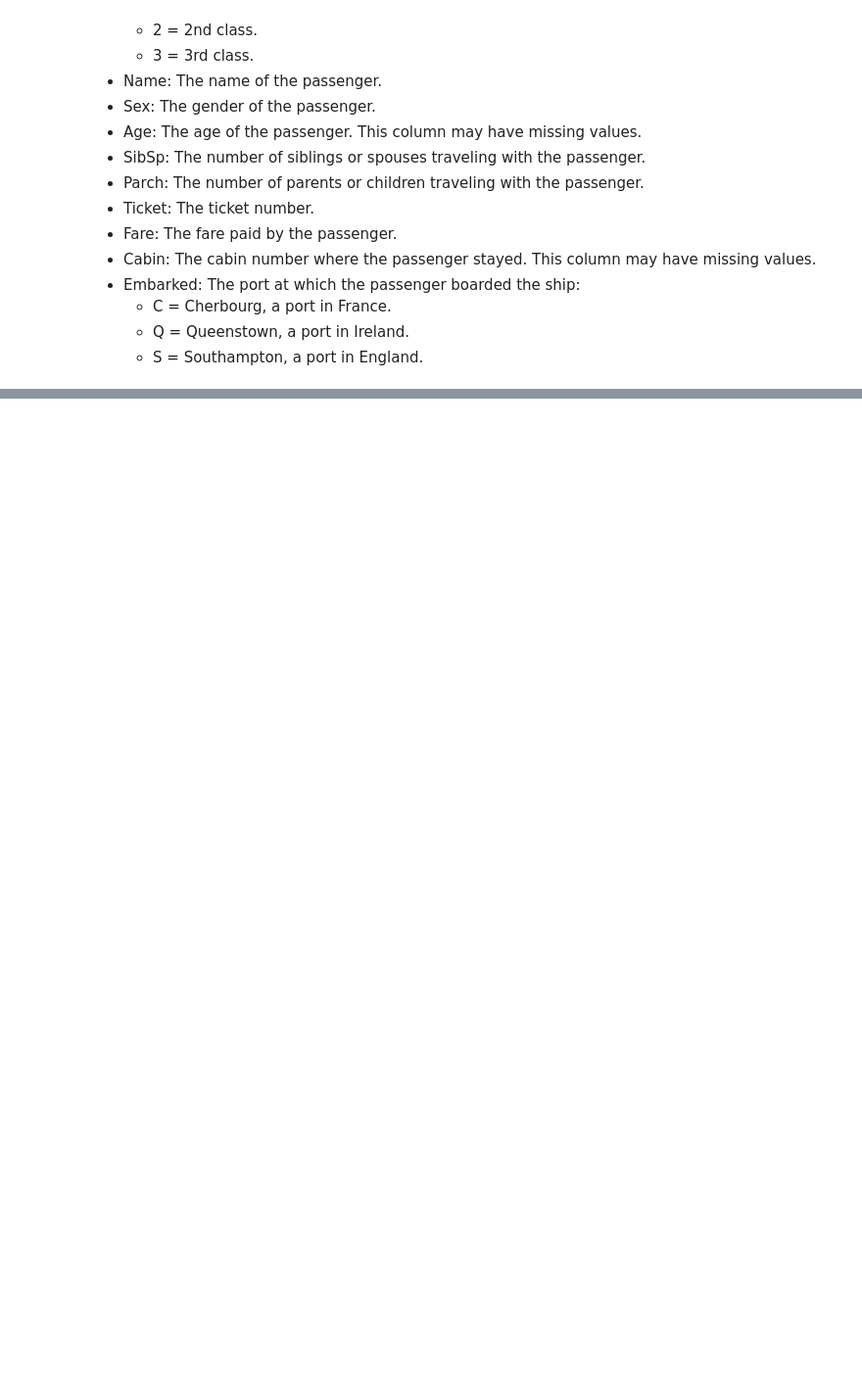
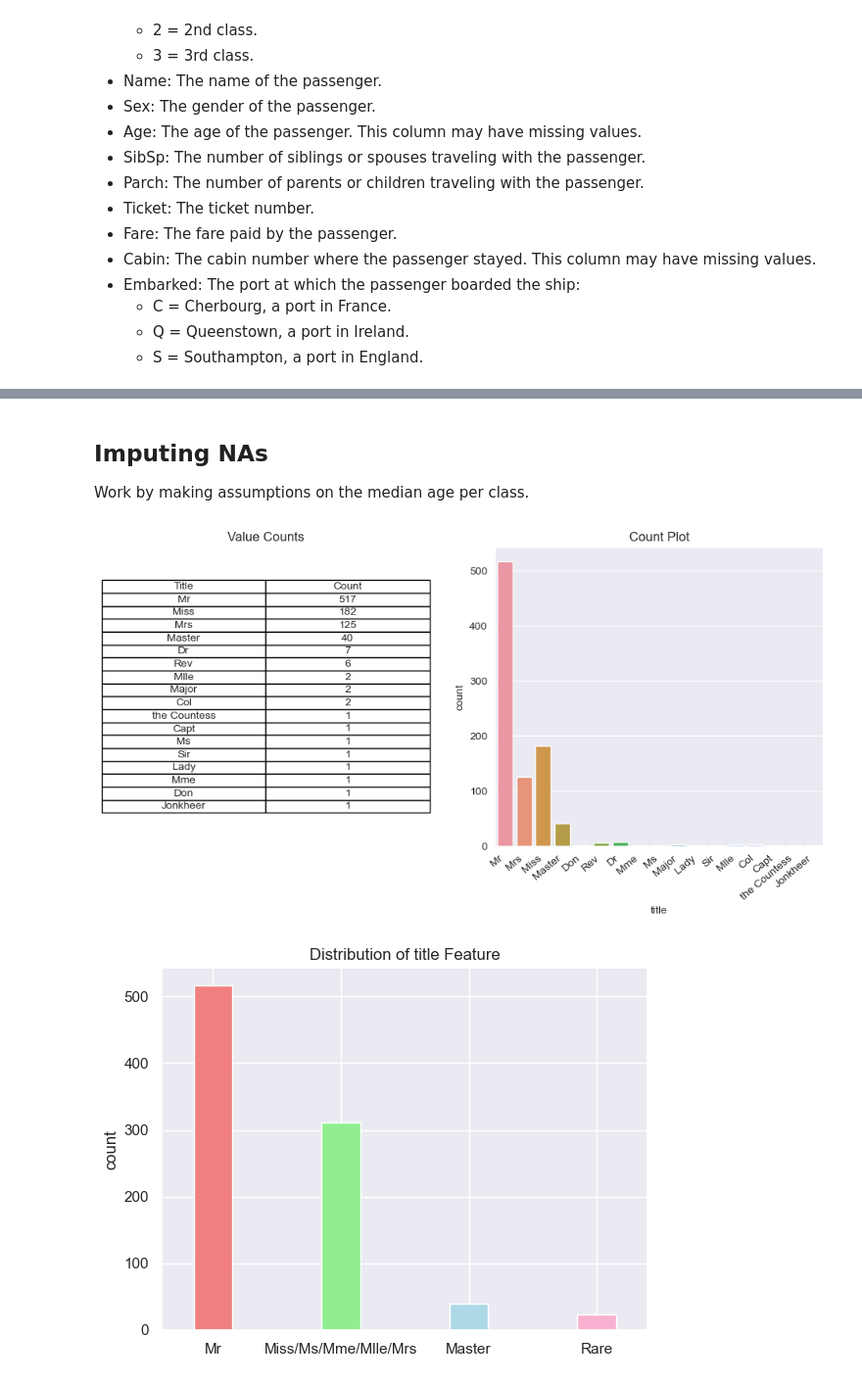
Before and after one commit to GiuliaSolinas/TitanicKaggleML, a Jupyter notebook: code/EDA_Giulia_Solinas.ipynb, the cells around one changed output, grey strips where cells are left out. Shown at 98% size. Drawn from its saved outputs; the diff is of its cells as text; code cells hidden in the pictures; blank space fills up the shorter version.

```diff
--- a/code/EDA_Giulia_Solinas.ipynb
+++ b/code/EDA_Giulia_Solinas.ipynb
@@ -118,0 +136,2 @@ The dataset provides information about passengers who were aboard the Titanic, i
+# %%
+df_train, df_test, df_full = add_features(df_train, df_test, df_full)
@@ -118,0 +229,53 @@ The dataset provides information about passengers who were aboard the Titanic, i
+# %%
+df_train = pd.get_dummies(df_train, columns=['Embarked'], prefix='Embarked', drop_first=True)
+df_test = pd.get_dummies(df_test, columns=['Embarked'], prefix='Embarked', drop_first=True)
+# %% [markdown]
+## Imputing NAs
+Work by making assumptions on the median age per class.
+# %%
+def preprocess_and_visualize_titles(data):
+    # Splitting the Name column and extracting titles
+    title = [i.split(',')[1].split('.')[0].strip() for i in data['Name']]
+    data['title'] = pd.Series(title)
+
+    # Calculate value counts
+    value_counts = data['title'].value_counts()
+
+    # Create subplots
+    fig, (ax1, ax2) = plt.subplots(1, 2, figsize=(12, 5))
+
+    # Subplot 1: Text Display of Value Counts as a Table
+    cell_text = [[title, count] for title, count in value_counts.items()]
+    ax1.table(cellText=cell_text, colLabels=['Title', 'Count'], cellLoc='center', loc='center')
+    ax1.axis('off')  # Turn off axes for text output
+    ax1.set_title('Value Counts')
+
+    # Subplot 2: Count Plot as Bar Plot
+    sns.countplot(data=data, x='title', ax=ax2)
+    ax2.set_title('Count Plot')
+    ax2.set_xticklabels(ax2.get_xticklabels(), rotation=40, ha='right')
+
+    plt.show()
+
+    # Replacing titles according to specified rules
+    data["title"] = data["title"].replace(['Lady', 'the Countess', 'Countess', 'Capt', 'Col', 'Don', 'Dr', 'Major', 'Rev', 'Sir', 'Jonkheer', 'Dona'], 'Rare')
+    data['title'] = data['title'].replace(['Miss', 'Ms', 'Mme', 'Mlle', 'Mrs'], 'Miss/Ms/Mme/Mlle/Mrs')
+
+    # Plot distribution of title feature after replacement
+    sns.set_theme(style="darkgrid")
+    custom_palette = ["#F08080", "#90EE90", "#ADD8E6", "#F8B1D0"]
+    data['title'].value_counts().plot(kind='bar', color=custom_palette, width=0.3)
+    plt.title('Distribution of title Feature')
+    plt.xticks(rotation=0)
+    plt.xlabel('')
+    plt.ylabel('count')
+    plt.show()
+
+    return data
+
+# Apply the function to both df_train_df,  df_test_df
+df_train = preprocess_and_visualize_titles(df_train.copy())
+df_test = preprocess_and_visualize_titles(df_test.copy())
+# %% [output]
+[figure, added]
+[figure, added]
```
Also changed, not shown: parts of 16 cells of this notebook.
